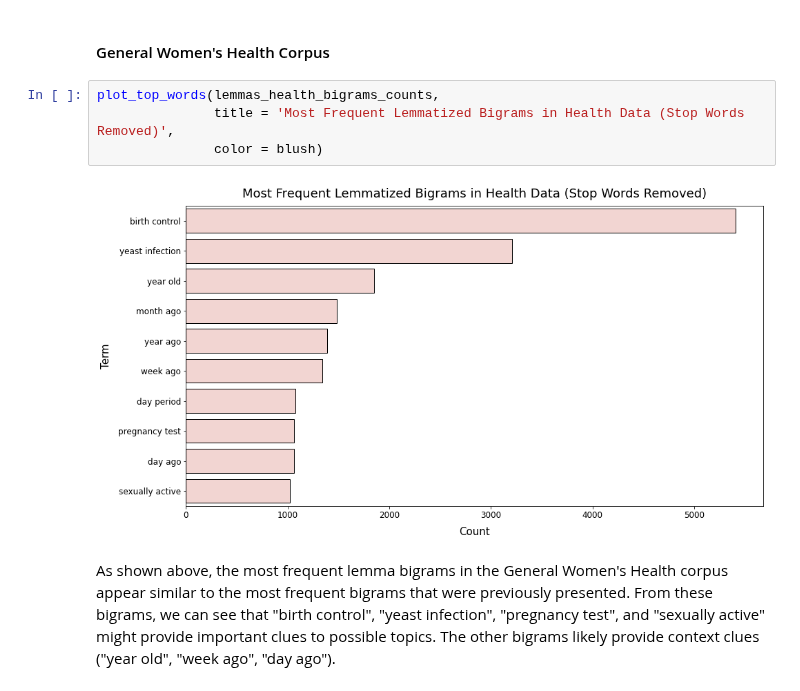
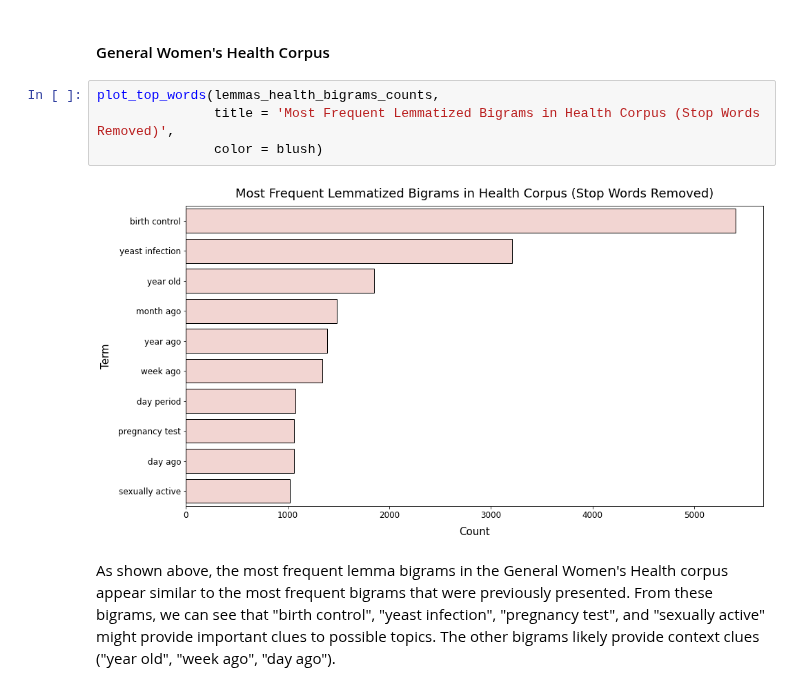
Before and after one commit to jlu90/Identifying-Womens-Health-Concerns, a Jupyter notebook: code/02_Main_Project_Notebook.ipynb, the cells around one changed output. Drawn from its saved outputs; the diff is of its cells as text.

```diff
--- a/code/02_Main_Project_Notebook.ipynb
+++ b/code/02_Main_Project_Notebook.ipynb
@@ -846,10 +846,10 @@ lemmas_obsgyn_bigrams_counts = get_word_sums(lemmas_obsgyn_bigrams)
 #### General Women's Health Corpus
 # %%
 plot_top_words(lemmas_health_bigrams_counts,
-               title = 'Most Frequent Lemmatized Bigrams in Health Data (Stop Words Removed)',
+               title = 'Most Frequent Lemmatized Bigrams in Health Corpus (Stop Words Removed)',
                color = blush)
 # %% [output]
-[figure, old version]
+[figure, new version]
 # %% [markdown]
 As shown above, the most frequent lemma bigrams in the General Women's Health corpus appear similar to the most frequent bigrams that were previously presented. From these bigrams, we can see that "birth control", "yeast infection", "pregnancy test", and "sexually active" might provide important clues to possible topics. The other bigrams likely provide context clues ("year old", "week ago", "day ago").
 # %% [markdown]
```
Also changed, not shown: parts of 13 cells of this notebook, 1 other file.
